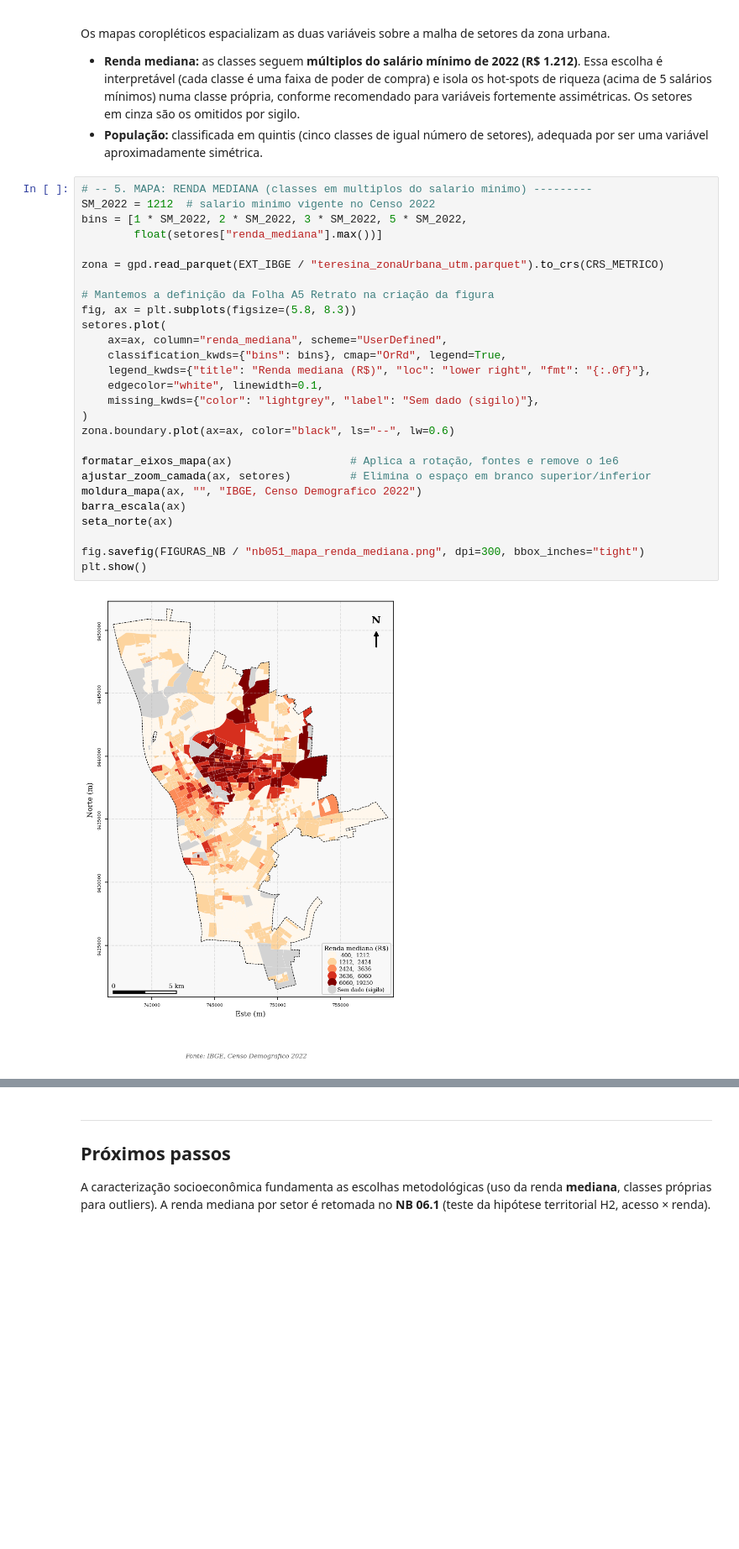
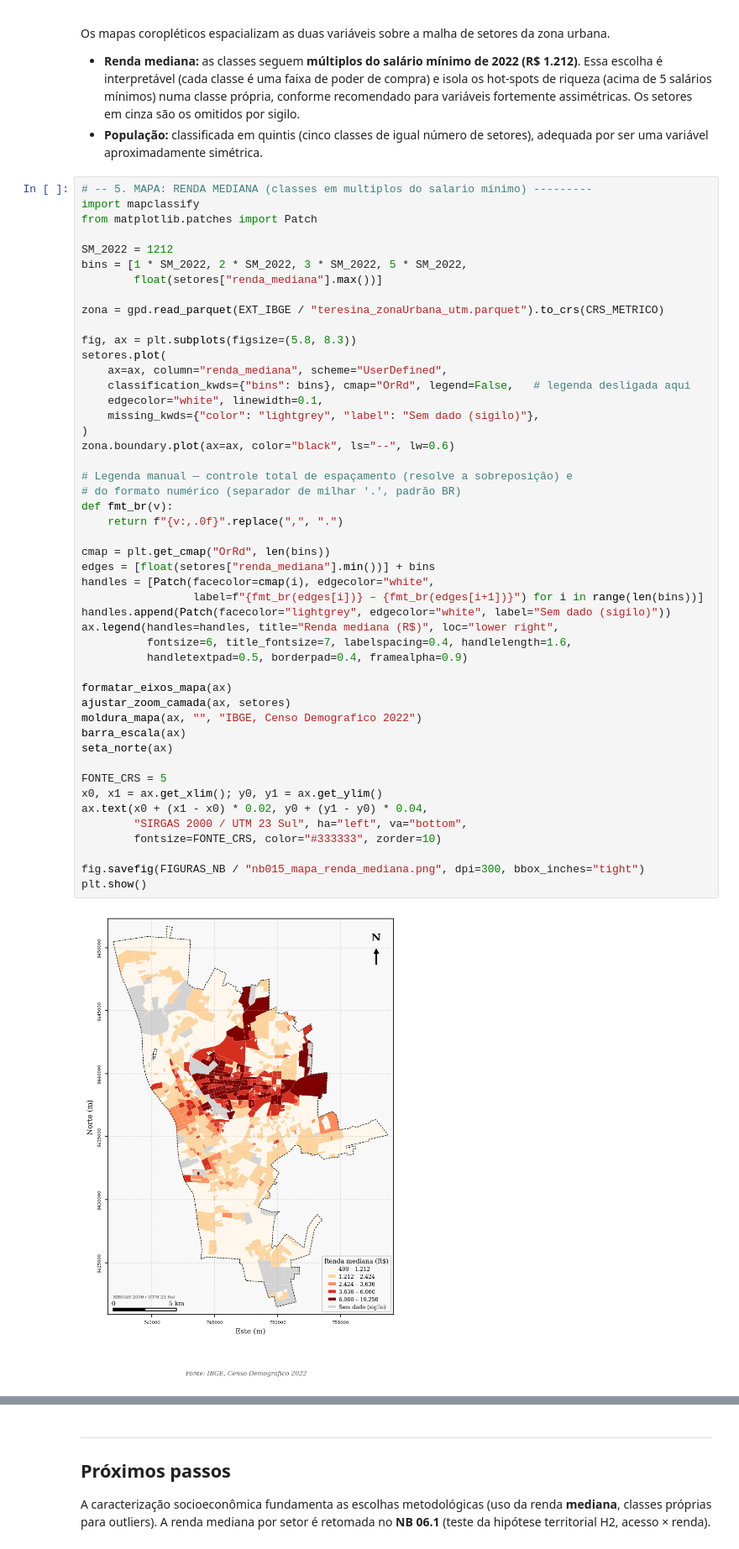
Before and after one commit to felipedantas-pi/ae2sfca-ubs, a Jupyter notebook: notebooks/01.5_AED_Socioeconomica.ipynb, the cells around one changed output, grey strips where cells are left out. Shown at 84% size. Saved outputs shown, nothing was run; the diff lists cells and outputs as text; blank space fills up the shorter version.

```diff
--- a/notebooks/01.5_AED_Socioeconomica.ipynb
+++ b/notebooks/01.5_AED_Socioeconomica.ipynb
@@ -209,32 +222,53 @@ Os mapas coropléticos espacializam as duas variáveis sobre a malha de setores
 - **População:** classificada em quintis (cinco classes de igual número de setores), adequada por ser uma variável aproximadamente simétrica.
 # %%
 # -- 5. MAPA: RENDA MEDIANA (classes em multiplos do salario minimo) ---------
-SM_2022 = 1212  # salario minimo vigente no Censo 2022
+import mapclassify
+from matplotlib.patches import Patch
+
+SM_2022 = 1212
 bins = [1 * SM_2022, 2 * SM_2022, 3 * SM_2022, 5 * SM_2022,
         float(setores["renda_mediana"].max())]
 
 zona = gpd.read_parquet(EXT_IBGE / "teresina_zonaUrbana_utm.parquet").to_crs(CRS_METRICO)
 
-# Mantemos a definição da Folha A5 Retrato na criação da figura
 fig, ax = plt.subplots(figsize=(5.8, 8.3))
 setores.plot(
     ax=ax, column="renda_mediana", scheme="UserDefined",
-    classification_kwds={"bins": bins}, cmap="OrRd", legend=True,
-    legend_kwds={"title": "Renda mediana (R$)", "loc": "lower right", "fmt": "{:.0f}"},
+    classification_kwds={"bins": bins}, cmap="OrRd", legend=False,   # legenda desligada aqui
     edgecolor="white", linewidth=0.1,
     missing_kwds={"color": "lightgrey", "label": "Sem dado (sigilo)"},
 )
 zona.boundary.plot(ax=ax, color="black", ls="--", lw=0.6)
 
-formatar_eixos_mapa(ax)                  # Aplica a rotação, fontes e remove o 1e6
-ajustar_zoom_camada(ax, setores)         # Elimina o espaço em branco superior/inferior
+# Legenda manual — controle total de espaçamento (resolve a sobreposição) e
+# do formato numérico (separador de milhar '.', padrão BR)
+def fmt_br(v):
+    return f"{v:,.0f}".replace(",", ".")
+
+cmap = plt.get_cmap("OrRd", len(bins))
+edges = [float(setores["renda_mediana"].min())] + bins
+handles = [Patch(facecolor=cmap(i), edgecolor="white",
+                 label=f"{fmt_br(edges[i])} – {fmt_br(edges[i+1])}") for i in range(len(bins))]
+handles.append(Patch(facecolor="lightgrey", edgecolor="white", label="Sem dado (sigilo)"))
+ax.legend(handles=handles, title="Renda mediana (R$)", loc="lower right",
+          fontsize=6, title_fontsize=7, labelspacing=0.4, handlelength=1.6,
+          handletextpad=0.5, borderpad=0.4, framealpha=0.9)
+
+formatar_eixos_mapa(ax)
+ajustar_zoom_camada(ax, setores)
 moldura_mapa(ax, "", "IBGE, Censo Demografico 2022")
 barra_escala(ax)
 seta_norte(ax)
 
-fig.savefig(FIGURAS_NB / "nb051_mapa_renda_mediana.png", dpi=300, bbox_inches="tight")
+FONTE_CRS = 5
+x0, x1 = ax.get_xlim(); y0, y1 = ax.get_ylim()
+ax.text(x0 + (x1 - x0) * 0.02, y0 + (y1 - y0) * 0.04,
+        "SIRGAS 2000 / UTM 23 Sul", ha="left", va="bottom",
+        fontsize=FONTE_CRS, color="#333333", zorder=10)
+
+fig.savefig(FIGURAS_NB / "nb015_mapa_renda_mediana.png", dpi=300, bbox_inches="tight")
 plt.show()
 # %% [output]
-[figure, old version]
+[figure, new version]
 # %%
 # -- 6. MAPA: POPULACAO (quintis) --------------------------------------------
```
Also changed, not shown: parts of 4 cells of this notebook, 46 other files.
